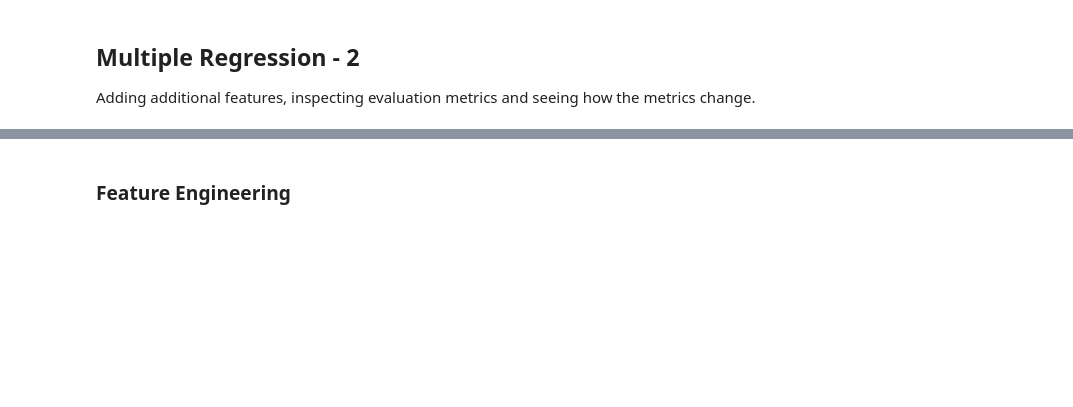
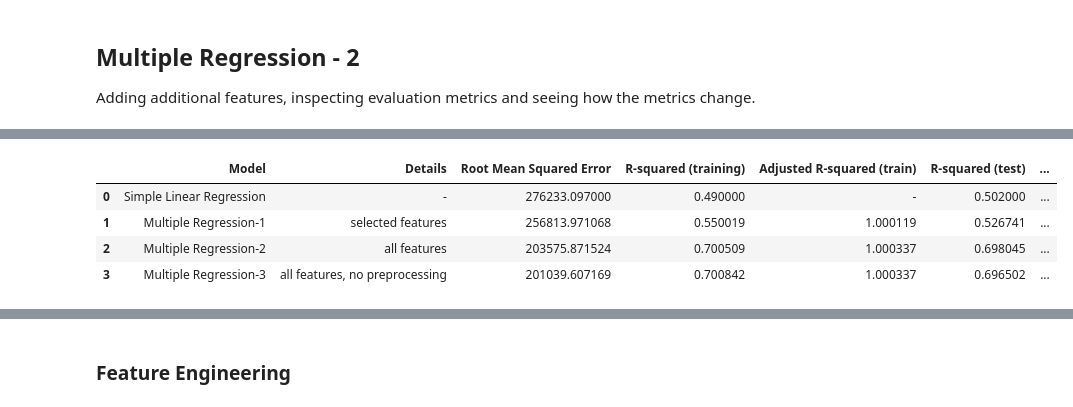
Before and after one commit to mchhour31/Refactored_Py_DS_ML_Bootcamp-master, a Jupyter notebook: TensorFlow_FILES/ANNs/tf_keras_regression.ipynb, the cells around one changed output, grey strips where cells are left out. Drawn from its saved outputs; the diff is of its cells as text; code cells hidden in the pictures; blank space fills up the shorter version.

```diff
--- a/TensorFlow_FILES/ANNs/tf_keras_regression.ipynb
+++ b/TensorFlow_FILES/ANNs/tf_keras_regression.ipynb
@@ -551,0 +539,38 @@ evaluation
+# %%
+features = ['price', 'bedrooms', 'bathrooms', 'sqft_living',
+       'sqft_lot', 'floors', 'waterfront', 'view', 'condition', 'grade',
+       'sqft_above', 'sqft_basement', 'yr_built', 'yr_renovated', 'zipcode',
+       'lat', 'long', 'sqft_living15', 'sqft_lot15']
+
+df_copy = df[features].copy()
+
+X = df_copy.drop('price', axis=1)
+y = df_copy['price']
+
+X_train, X_test, y_train, y_test = train_test_split(X, y, test_size=0.3)
+
+# sc = StandardScaler()
+# X_train = sc.fit_transform(X_train)
+# X_test = sc.transform(X_test)
+
+lm = LinearRegression()
+lm.fit(X_train, y_train)
+pred = lm.predict(X_test)
+
+rmse = np.sqrt(mean_squared_error(y_test, pred))
+rsq_train = lm.score(X_train, y_train)
+rsq_test = lm.score(X_test, y_test)
+adj_train = adjusted_rsquared(rsq_train, X_train.shape[0], len(features)-1)
+adj_test = adjusted_rsquared(rsq_test, X_test.shape[0], len(features)-1)
+cv = cross_val_score(lm, X, y, cv=5).mean()
+
+r = evaluation.shape[0]
+evaluation.loc[r] = ['Multiple Regression-3', 'all features, no preprocessing', rmse, rsq_train, adj_train, rsq_test, adj_test, cv]
+# %%
+evaluation
+# %% [output]
+|  | Model | Details | Root Mean Squared Error | R-squared (training) | Adjusted R-squared (train) | R-squared (test) | ... |
+| 0 | Simple Linear Regression | - | 276233.097000 | 0.490000 | - | 0.502000 | ... |
+| 1 | Multiple Regression-1 | selected features | 256813.971068 | 0.550019 | 1.000119 | 0.526741 | ... |
+| 2 | Multiple Regression-2 | all features | 203575.871524 | 0.700509 | 1.000337 | 0.698045 | ... |
+| 3 | Multiple Regression-3 | all features, no preprocessing | 201039.607169 | 0.700842 | 1.000337 | 0.696502 | ... |
```
Also changed, not shown: parts of 7 cells of this notebook.
